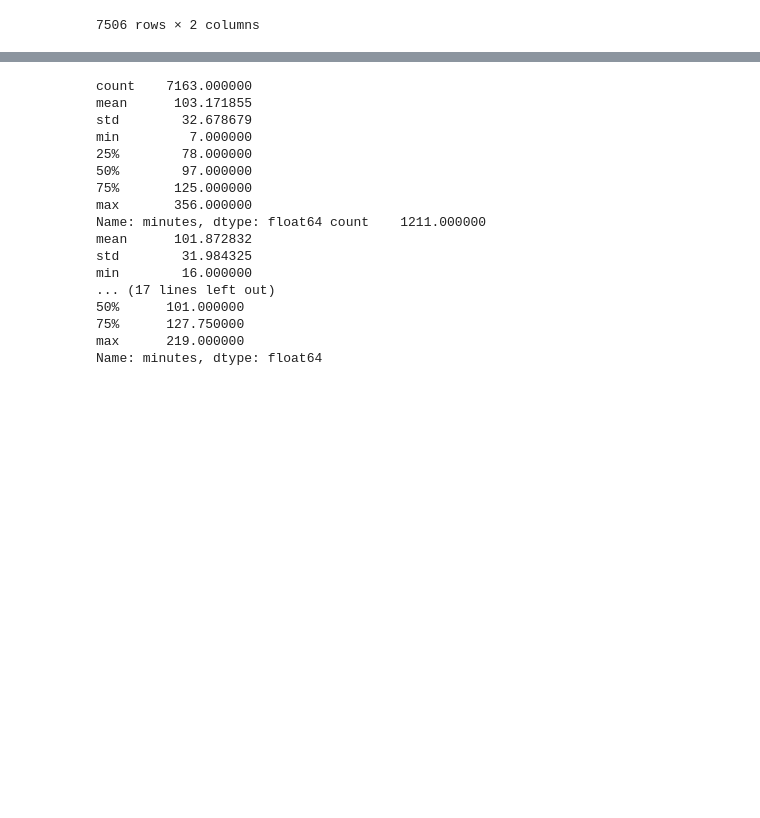
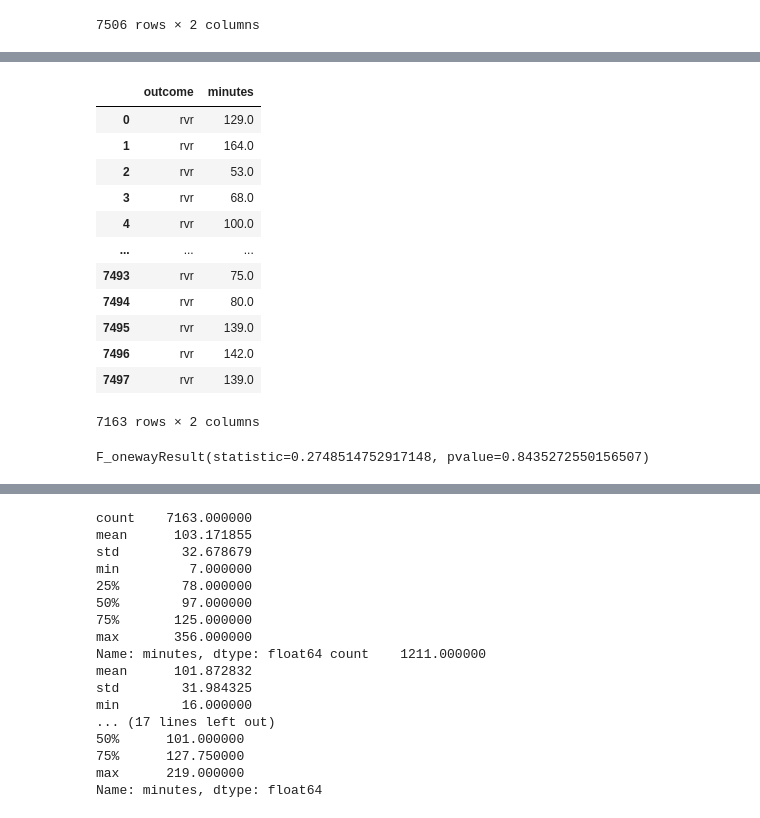
Before and after one commit to wyatt-jones931/Tennis-Research, a Jupyter notebook: ATP.ipynb, the cells around one changed output, grey strips where cells are left out. Saved outputs shown, nothing was run; the diff lists cells and outputs as text; code cells hidden in the pictures; blank space fills up the shorter version.

```diff
--- a/ATP.ipynb
+++ b/ATP.ipynb
@@ -990,0 +1092,58 @@ lvl5m = lvl5[actualrange_condition]
+# %%
+rvr3md = rvr3m.drop(['year', 'tourney_name', 'surface', 'draw_size', 'tourney_level',
+       'tourney_date', 'match_num', 'winner_seed', 'winner_name',
+       'winner_hand', 'winner_age', 'loser_seed', 'loser_name', 'loser_hand',
+       'loser_age', 'score', 'best_of', 'round', 'w_ace', 'w_df',
+       'w_svpt', 'w_1stIn', 'w_1stWon', 'w_2ndWon', 'w_SvGms', 'w_bpSaved',
+       'w_bpFaced', 'l_ace', 'l_df', 'l_svpt', 'l_1stIn', 'l_1stWon',
+       'l_2ndWon', 'l_SvGms', 'l_bpSaved', 'l_bpFaced', 'winner_rank',
+       'loser_rank'], axis = 1)
+rvl3md = rvl3m.drop(['year', 'tourney_name', 'surface', 'draw_size', 'tourney_level',
+       'tourney_date', 'match_num', 'winner_seed', 'winner_name',
+       'winner_hand', 'winner_age', 'loser_seed', 'loser_name', 'loser_hand',
+       'loser_age', 'score', 'best_of', 'round', 'w_ace', 'w_df',
+       'w_svpt', 'w_1stIn', 'w_1stWon', 'w_2ndWon', 'w_SvGms', 'w_bpSaved',
+       'w_bpFaced', 'l_ace', 'l_df', 'l_svpt', 'l_1stIn', 'l_1stWon',
+       'l_2ndWon', 'l_SvGms', 'l_bpSaved', 'l_bpFaced', 'winner_rank',
+       'loser_rank'], axis = 1)
+lvr3md = lvr3m.drop(['year', 'tourney_name', 'surface', 'draw_size', 'tourney_level',
+       'tourney_date', 'match_num', 'winner_seed', 'winner_name',
+       'winner_hand', 'winner_age', 'loser_seed', 'loser_name', 'loser_hand',
+       'loser_age', 'score', 'best_of', 'round', 'w_ace', 'w_df',
+       'w_svpt', 'w_1stIn', 'w_1stWon', 'w_2ndWon', 'w_SvGms', 'w_bpSaved',
+       'w_bpFaced', 'l_ace', 'l_df', 'l_svpt', 'l_1stIn', 'l_1stWon',
+       'l_2ndWon', 'l_SvGms', 'l_bpSaved', 'l_bpFaced', 'winner_rank',
+       'loser_rank'], axis = 1)
+lvl3md = lvl3m.drop(['year', 'tourney_name', 'surface', 'draw_size', 'tourney_level',
+       'tourney_date', 'match_num', 'winner_seed', 'winner_name',
+       'winner_hand', 'winner_age', 'loser_seed', 'loser_name', 'loser_hand',
+       'loser_age', 'score', 'best_of', 'round', 'w_ace', 'w_df',
+       'w_svpt', 'w_1stIn', 'w_1stWon', 'w_2ndWon', 'w_SvGms', 'w_bpSaved',
+       'w_bpFaced', 'l_ace', 'l_df', 'l_svpt', 'l_1stIn', 'l_1stWon',
+       'l_2ndWon', 'l_SvGms', 'l_bpSaved', 'l_bpFaced', 'winner_rank',
+       'loser_rank'], axis = 1)
+# %%
+rvr3md.insert(0, "outcome", "rvr", True)
+rvl3md.insert(0, "outcome", "rvl", True)
+lvr3md.insert(0, "outcome", "lvr", True)
+lvl3md.insert(0, "outcome", "lvl", True)
+# %%
+rvr3md = rvr3md.drop(columns = 'outcome', axis = 0)
+# %%
+rvr3md.insert(0, "outcome", "rvr", True)
+# %%
+rvr3md
+# %% [output]
+|  | outcome | minutes |
+| 0 | rvr | 129.0 |
+| 1 | rvr | 164.0 |
+| 2 | rvr | 53.0 |
+| 3 | rvr | 68.0 |
+| 4 | rvr | 100.0 |
+| ... | ... | ... |
+| 7493 | rvr | 75.0 |
+| 7494 | rvr | 80.0 |
+| 7495 | rvr | 139.0 |
+| 7496 | rvr | 142.0 |
+| 7497 | rvr | 139.0 |
+7163 rows × 2 columns
@@ -990,0 +1153,18 @@ lvl5m = lvl5[actualrange_condition]
+# %%
+from scipy.stats import f_oneway
+import random
+
+unique_rvr3md = list(rvr3md['minutes'])
+unique_rvl3md = list(rvl3md['minutes'])
+unique_lvr3md = list(lvr3md['minutes'])
+unique_lvl3md = list(lvl3md['minutes'])
+random.seed(30)
+sample_rvrbo3 = random.sample(unique_rvr3md, 75)
+sample_rvlbo3 = random.sample(unique_rvl3md, 75)
+sample_lvrbo3 = random.sample(unique_lvr3md, 75)
+sample_lvlbo3 = random.sample(unique_lvl3md, 75)
+
+
+f_oneway(sample_rvrbo3,sample_rvlbo3,sample_lvrbo3,sample_lvlbo3)
+# %% [output]
+F_onewayResult(statistic=0.2748514752917148, pvalue=0.8435272550156507)
```
Also changed, not shown: parts of 9 cells of this notebook.
